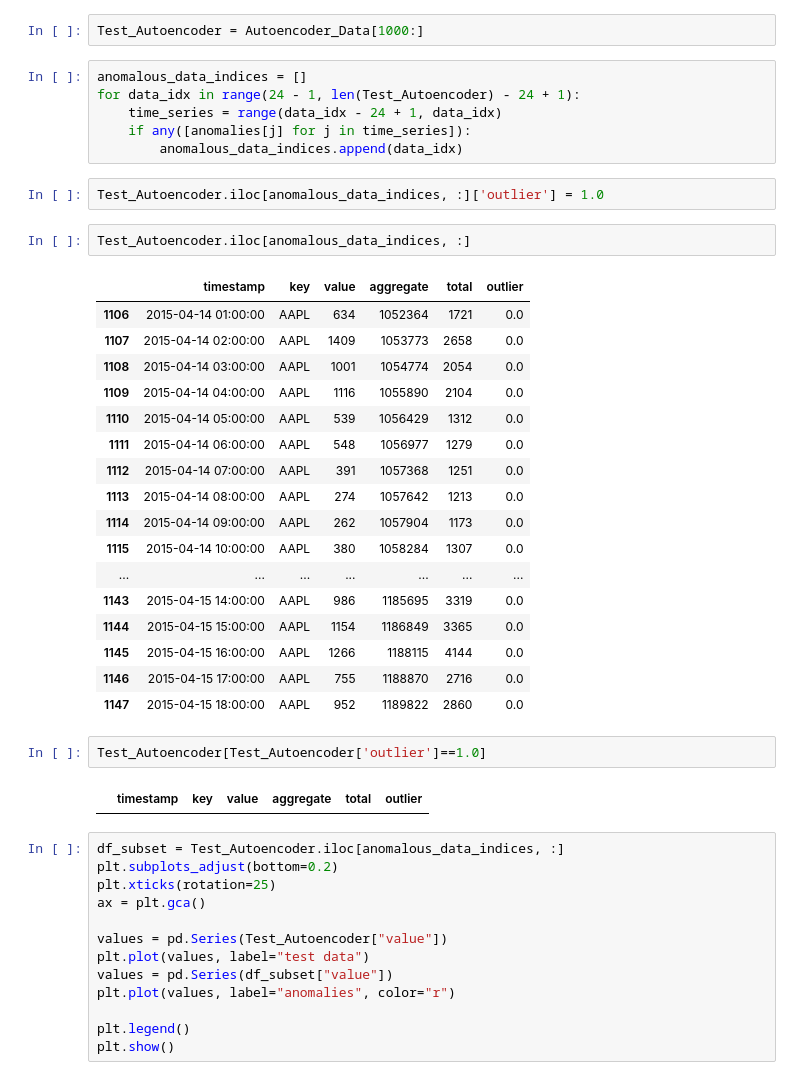
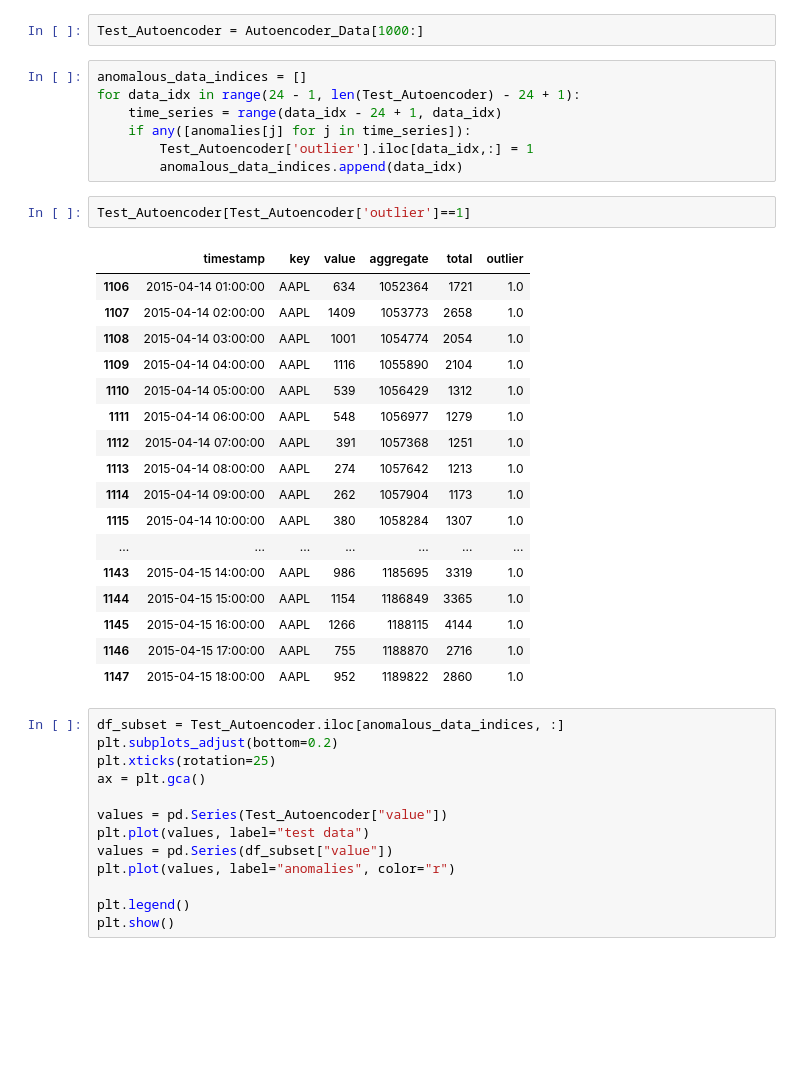
Before and after one commit to FreelancerFel/Anomalies_Detection, a Jupyter notebook: Anomalies_Detection.ipynb, the cells around one changed output. Cells and saved outputs as stored; diff of their text form; blank space fills up the shorter version.

```diff
--- a/Anomalies_Detection.ipynb
+++ b/Anomalies_Detection.ipynb
@@ -786,33 +786,28 @@ anomalous_data_indices = []
 for data_idx in range(24 - 1, len(Test_Autoencoder) - 24 + 1):
     time_series = range(data_idx - 24 + 1, data_idx)
     if any([anomalies[j] for j in time_series]):
+        Test_Autoencoder['outlier'].iloc[data_idx,:] = 1
         anomalous_data_indices.append(data_idx)
 # %%
-Test_Autoencoder.iloc[anomalous_data_indices, :]['outlier'] = 1.0
+Test_Autoencoder[Test_Autoencoder['outlier']==1]
+# %% [output]
+|  | timestamp | key | value | aggregate | total | outlier |
+| 1106 | 2015-04-14 01:00:00 | AAPL | 634 | 1052364 | 1721 | 1.0 |
+| 1107 | 2015-04-14 02:00:00 | AAPL | 1409 | 1053773 | 2658 | 1.0 |
+| 1108 | 2015-04-14 03:00:00 | AAPL | 1001 | 1054774 | 2054 | 1.0 |
+| 1109 | 2015-04-14 04:00:00 | AAPL | 1116 | 1055890 | 2104 | 1.0 |
+| 1110 | 2015-04-14 05:00:00 | AAPL | 539 | 1056429 | 1312 | 1.0 |
+| 1111 | 2015-04-14 06:00:00 | AAPL | 548 | 1056977 | 1279 | 1.0 |
+| 1112 | 2015-04-14 07:00:00 | AAPL | 391 | 1057368 | 1251 | 1.0 |
+| 1113 | 2015-04-14 08:00:00 | AAPL | 274 | 1057642 | 1213 | 1.0 |
+| 1114 | 2015-04-14 09:00:00 | AAPL | 262 | 1057904 | 1173 | 1.0 |
+| 1115 | 2015-04-14 10:00:00 | AAPL | 380 | 1058284 | 1307 | 1.0 |
+| ... | ... | ... | ... | ... | ... | ... |
+| 1143 | 2015-04-15 14:00:00 | AAPL | 986 | 1185695 | 3319 | 1.0 |
+| 1144 | 2015-04-15 15:00:00 | AAPL | 1154 | 1186849 | 3365 | 1.0 |
+| 1145 | 2015-04-15 16:00:00 | AAPL | 1266 | 1188115 | 4144 | 1.0 |
+| 1146 | 2015-04-15 17:00:00 | AAPL | 755 | 1188870 | 2716 | 1.0 |
+| 1147 | 2015-04-15 18:00:00 | AAPL | 952 | 1189822 | 2860 | 1.0 |
-# %%
-Test_Autoencoder.iloc[anomalous_data_indices, :]
-# %% [output]
-|  | timestamp | key | value | aggregate | total | outlier |
-| 1106 | 2015-04-14 01:00:00 | AAPL | 634 | 1052364 | 1721 | 0.0 |
-| 1107 | 2015-04-14 02:00:00 | AAPL | 1409 | 1053773 | 2658 | 0.0 |
-| 1108 | 2015-04-14 03:00:00 | AAPL | 1001 | 1054774 | 2054 | 0.0 |
-| 1109 | 2015-04-14 04:00:00 | AAPL | 1116 | 1055890 | 2104 | 0.0 |
-| 1110 | 2015-04-14 05:00:00 | AAPL | 539 | 1056429 | 1312 | 0.0 |
-| 1111 | 2015-04-14 06:00:00 | AAPL | 548 | 1056977 | 1279 | 0.0 |
-| 1112 | 2015-04-14 07:00:00 | AAPL | 391 | 1057368 | 1251 | 0.0 |
-| 1113 | 2015-04-14 08:00:00 | AAPL | 274 | 1057642 | 1213 | 0.0 |
-| 1114 | 2015-04-14 09:00:00 | AAPL | 262 | 1057904 | 1173 | 0.0 |
-| 1115 | 2015-04-14 10:00:00 | AAPL | 380 | 1058284 | 1307 | 0.0 |
-| ... | ... | ... | ... | ... | ... | ... |
-| 1143 | 2015-04-15 14:00:00 | AAPL | 986 | 1185695 | 3319 | 0.0 |
-| 1144 | 2015-04-15 15:00:00 | AAPL | 1154 | 1186849 | 3365 | 0.0 |
-| 1145 | 2015-04-15 16:00:00 | AAPL | 1266 | 1188115 | 4144 | 0.0 |
-| 1146 | 2015-04-15 17:00:00 | AAPL | 755 | 1188870 | 2716 | 0.0 |
-| 1147 | 2015-04-15 18:00:00 | AAPL | 952 | 1189822 | 2860 | 0.0 |
-# %%
-Test_Autoencoder[Test_Autoencoder['outlier']==1.0]
-# %% [output]
-|  | timestamp | key | value | aggregate | total | outlier |
 # %%
 df_subset = Test_Autoencoder.iloc[anomalous_data_indices, :]
 plt.subplots_adjust(bottom=0.2)
```
